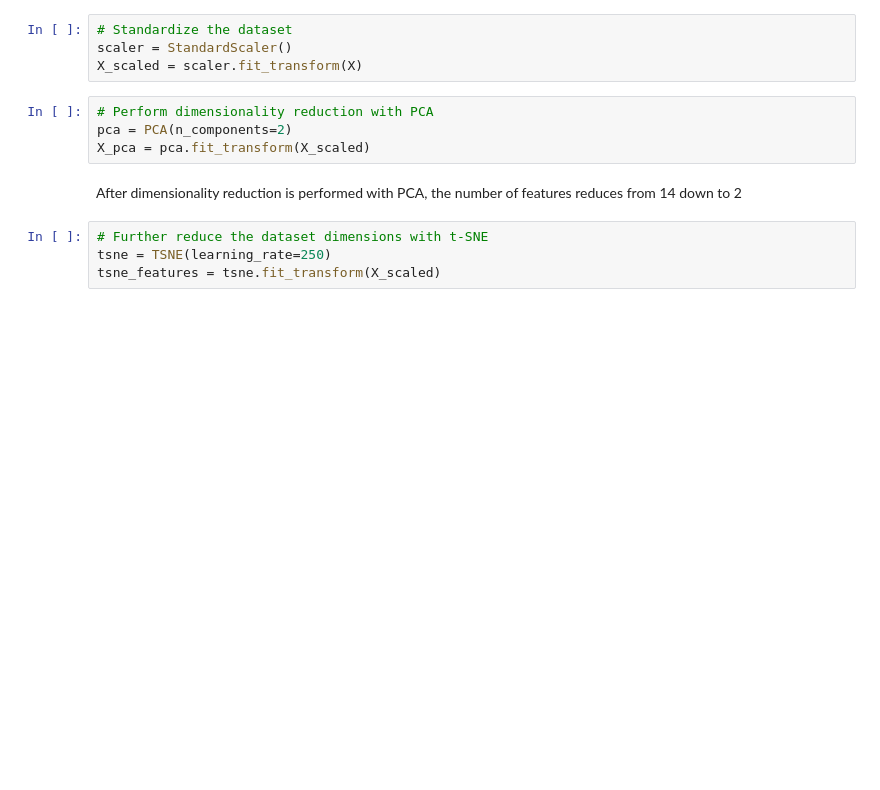
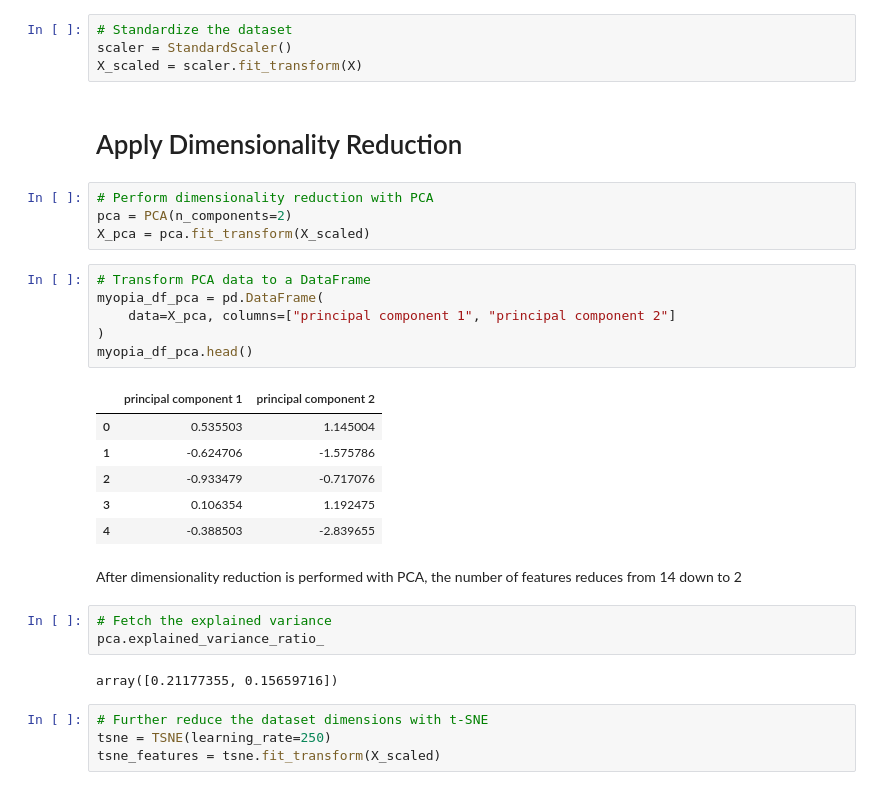
Before and after one commit to randiesinclair/unsupervised-machine-learning-challenge, a Jupyter notebook: UML_challenge.ipynb, the cells around one changed output. Saved outputs shown, nothing was run; the diff lists cells and outputs as text; blank space fills up the shorter version.

```diff
--- a/UML_challenge.ipynb
+++ b/UML_challenge.ipynb
@@ -62,12 +64,32 @@ array([1, 0, 0, 1, 0, 0, 0, 0, 0, 0, 0, 0, 0, 0, 0, 0, 0, 0, 0, 0, 0, 0,
 # Standardize the dataset
 scaler = StandardScaler()
 X_scaled = scaler.fit_transform(X)
+# %% [markdown]
+# Apply Dimensionality Reduction
 # %%
 # Perform dimensionality reduction with PCA
 pca = PCA(n_components=2)
 X_pca = pca.fit_transform(X_scaled)
+# %%
+# Transform PCA data to a DataFrame
+myopia_df_pca = pd.DataFrame(
+    data=X_pca, columns=["principal component 1", "principal component 2"]
+)
+myopia_df_pca.head()
+# %% [output]
+|  | principal component 1 | principal component 2 |
+| 0 | 0.535503 | 1.145004 |
+| 1 | -0.624706 | -1.575786 |
+| 2 | -0.933479 | -0.717076 |
+| 3 | 0.106354 | 1.192475 |
+| 4 | -0.388503 | -2.839655 |
 # %% [markdown]
 After dimensionality reduction is performed with PCA, the number of features reduces from 14 down to 2
+# %%
+# Fetch the explained variance
+pca.explained_variance_ratio_
+# %% [output]
+array([0.21177355, 0.15659716])
 # %%
 # Further reduce the dataset dimensions with t-SNE
 tsne = TSNE(learning_rate=250)
```
Also changed, not shown: parts of 6 cells of this notebook.
